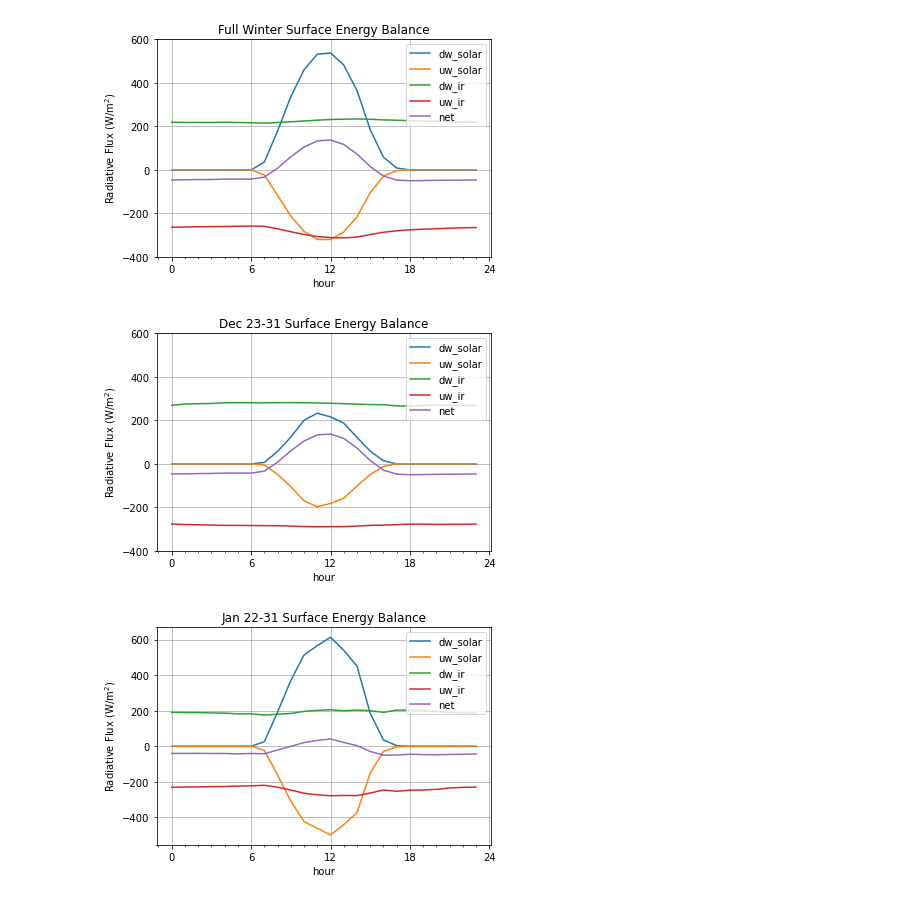
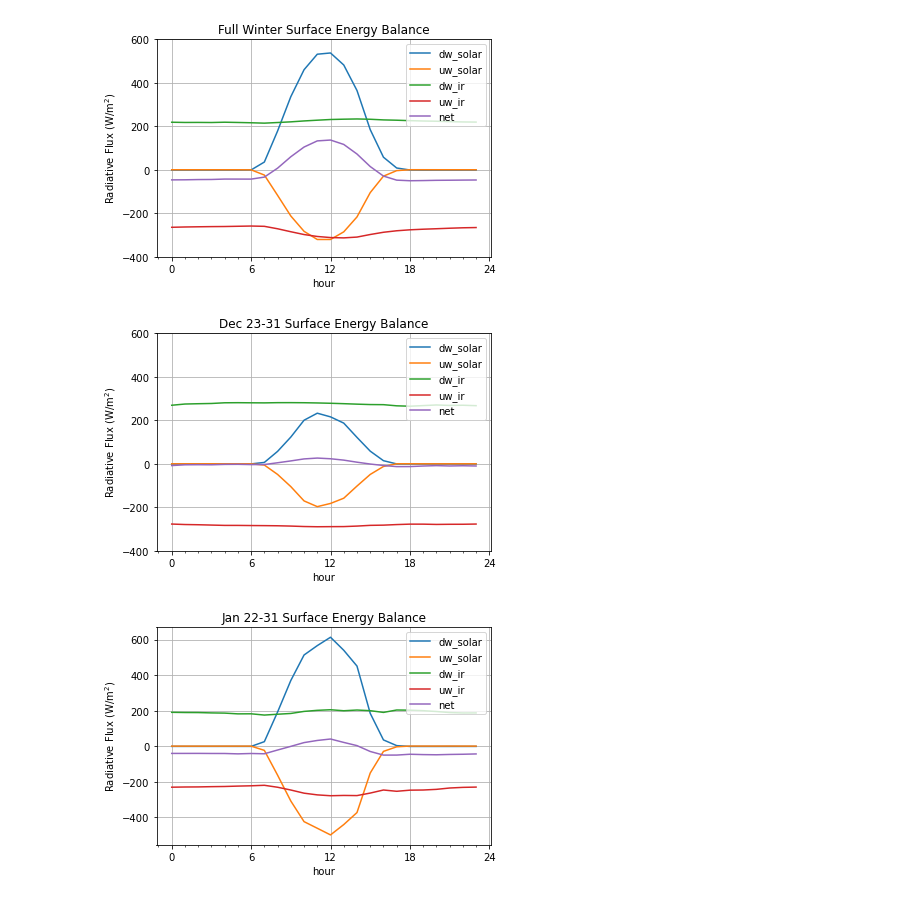
Before and after one commit to dlhogan97/Spring-Precipitation-Effect-CO-River, a Jupyter notebook: notebooks/Radsys_SEB.ipynb, the cells around one changed output. Drawn from its saved outputs; the diff is of its cells as text; code cells hidden in the pictures.

```diff
--- a/notebooks/Radsys_SEB.ipynb
+++ b/notebooks/Radsys_SEB.ipynb
@@ -243,31 +243,31 @@ ax.grid()
 # %%
 radsys_subset = radsys_ds.sel(DateTime=slice('2021-12-23','2021-12-31'))
 
-netrad = (radsys_subset.where(radsys_subset['dw_solar_qc'] == 0).groupby('LocalTime.hour').mean()['dw_solar'] - \
+netrad_subset = (radsys_subset.where(radsys_subset['dw_solar_qc'] == 0).groupby('LocalTime.hour').mean()['dw_solar'] - \
 radsys_subset.where(radsys_subset['uw_solar_qc'] == 0).groupby('LocalTime.hour').mean()['uw_solar']) + \
 (radsys_subset.where(radsys_subset['dw_ir_qc'] == 0).groupby('LocalTime.hour').mean()['dw_ir'] - \
 radsys_subset.where(radsys_subset['uw_ir_qc'] == 0).groupby('LocalTime.hour').mean()['uw_ir'])
 # %%
 fig,ax = plt.subplots()
 
 radsys_subset.where(radsys_subset['dw_solar_qc'] != 1).groupby('LocalTime.hour').mean()['dw_solar'].plot(x='hour', ax=ax, label='dw_solar')
 (-1*radsys_subset.where(radsys_subset['uw_solar_qc'] != 1).groupby('LocalTime.hour').mean()['uw_solar']).plot(x='hour', ax=ax, label='uw_solar')
 radsys_subset.where(radsys_subset['dw_ir_qc'] != 1).groupby('LocalTime.hour').mean()['dw_ir'].plot(x='hour', ax=ax, label='dw_ir')
 (-1*radsys_subset.where(radsys_subset['uw_ir_qc'] != 1).groupby('LocalTime.hour').mean()['uw_ir']).plot(x='hour', ax=ax, label='uw_ir')
 
-netrad.plot(ax=ax, label='net')
+netrad_subset.plot(ax=ax, label='net')
 
 ax.set_ylabel('Radiative Flux (W/m$^2$)')
 ax.legend()
 
 xticks = [0,6,12,18,24]
 ax.set_xticks(xticks)
 ax.set_ylim(-400,600)
 ax.xaxis.set_minor_locator(AutoMinorLocator(6))
 ax.set_title('Dec 23-31 Surface Energy Balance')
 ax.grid()
 # %% [output]
-[figure, old version]
+[figure, new version]
 # %%
 radsys_subset = radsys_ds.sel(DateTime=slice('2022-01-22','2022-01-31'))
 
```
Also changed, not shown: parts of 3 cells of this notebook, 1 other file.
